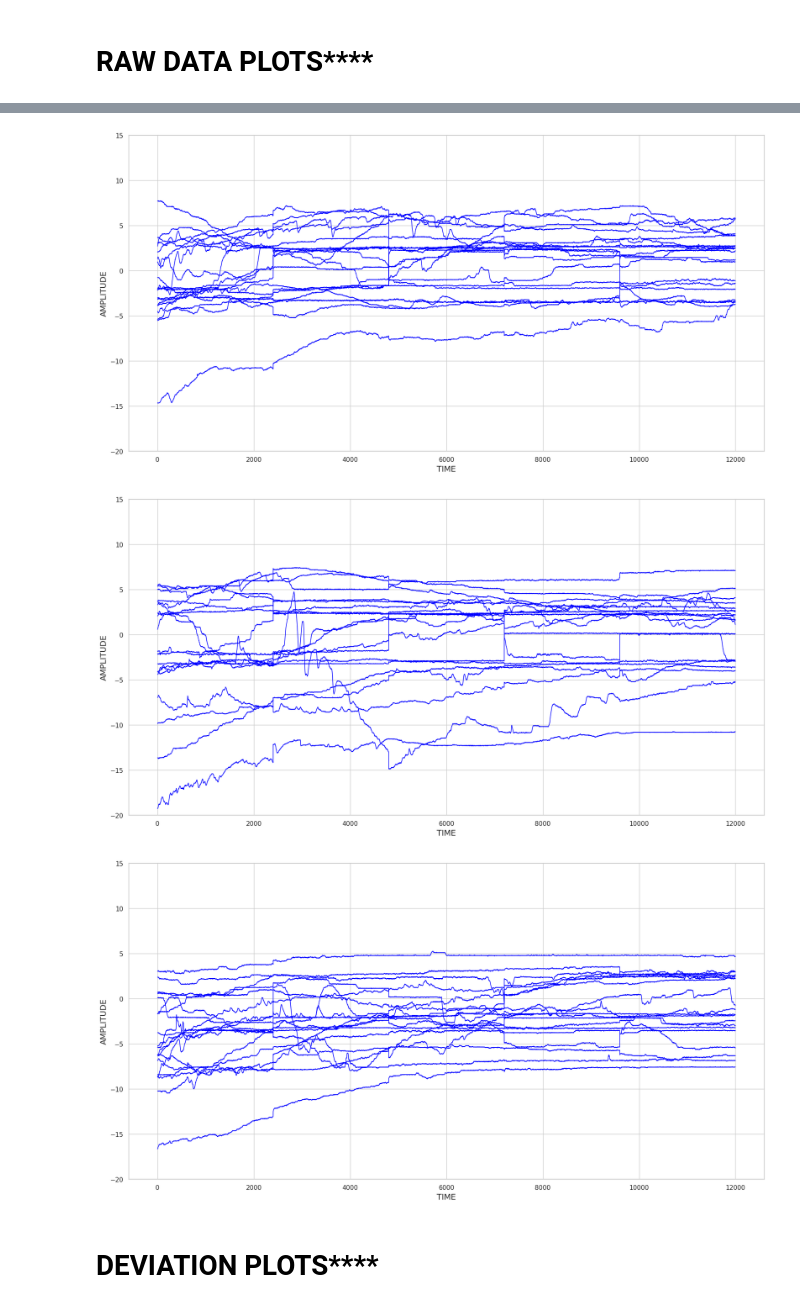
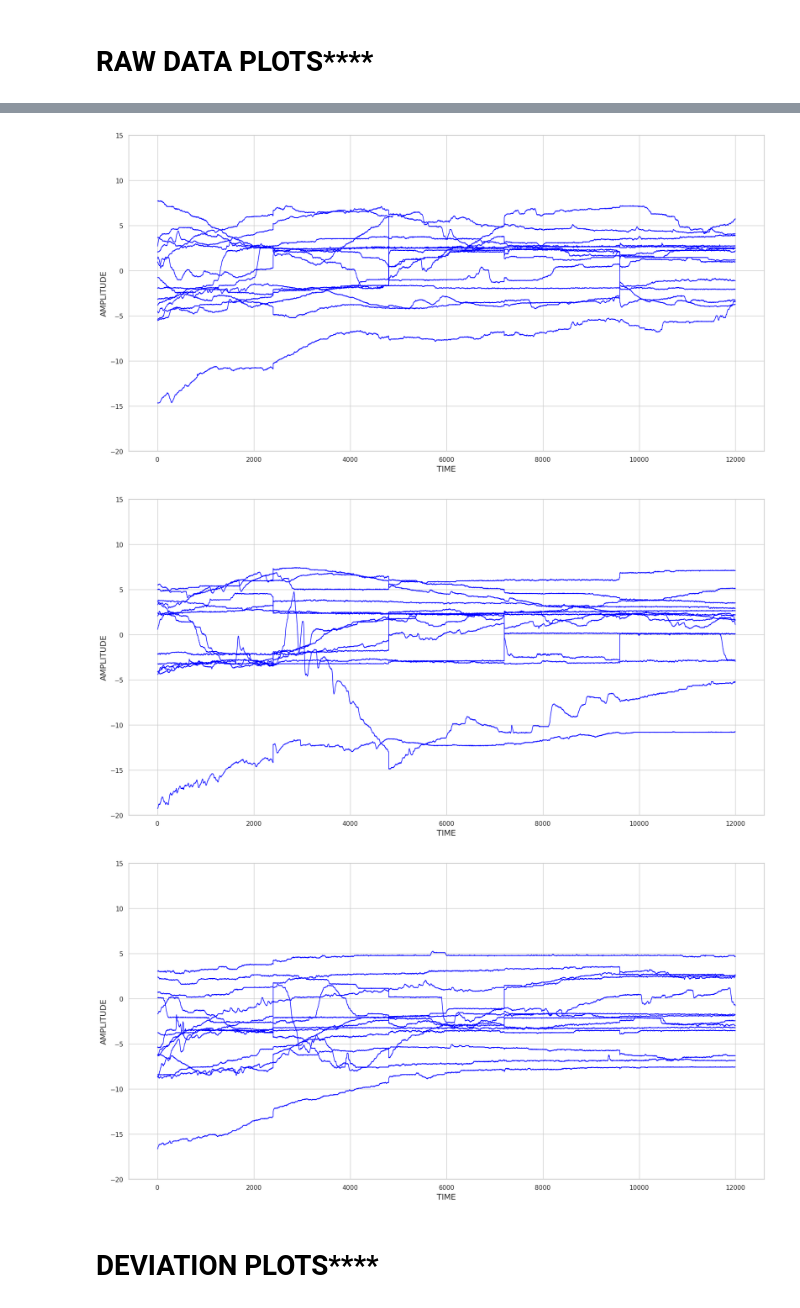
Before and after one commit to elekish/Classification, a Jupyter notebook: classification_kaggle.ipynb, the cells around one changed output, grey strips where cells are left out. Saved outputs shown, nothing was run; the diff lists cells and outputs as text; code cells hidden in the pictures.

```diff
--- a/classification_kaggle.ipynb
+++ b/classification_kaggle.ipynb
@@ -457,7 +457,7 @@ def reshape_data(data, target_shape=(2400, 5)):
     return data
 
 # folder_path = input("Enter the path of the folder containing Excel files: ")
-folder_path = '/kaggle/input/datafilesy/Data'
+folder_path = '/kaggle/input/datanew/data2'
 
 # folder_path = filedialog.askdirectory(title="Select a folder containing Excel files")
 data_dictP = {
@@ -828,12 +828,12 @@ flattened_LH_all_post_NP= flatten_3d_to_2d_col(LH_all_post_NP)
 flattened_RH_all_post_P= flatten_3d_to_2d_col(RH_all_post_P)
 flattened_RH_all_post_NP= flatten_3d_to_2d_col(RH_all_post_NP)
 # %%
-plot_data(flattened_LH_all_pre_P,'LH_all_pre_P.jpg')
-plot_data(flattened_RH_all_pre_P,'RH_all_pre_P.jpg')
-plot_data(flattened_LH_all_post_P,'LH_all_post_P.jpg')
-plot_data(flattened_RH_all_post_P,'RH_all_post_P.jpg')
-plot_data(flattened_LH_all_pre_NP,'LH_all_pre_NP.jpg')
-plot_data(flattened_RH_all_pre_NP,'RH_all_pre_NP.jpg')
-plot_data(flattened_LH_all_post_NP,'LH_all_post_NP.jpg')
-plot_data(flattened_RH_all_post_NP,'RH_all_post_NP.jpg')
+plot_data(flattened_LH_all_pre_P,'LH_all_pre_P_new.jpg')
+plot_data(flattened_RH_all_pre_P,'RH_all_pre_P_new.jpg')
+plot_data(flattened_LH_all_post_P,'LH_all_post_P_new.jpg')
+plot_data(flattened_RH_all_post_P,'RH_all_post_P_new.jpg')
+plot_data(flattened_LH_all_pre_NP,'LH_all_pre_NP_new.jpg')
+plot_data(flattened_RH_all_pre_NP,'RH_all_pre_NP_new.jpg')
+plot_data(flattened_LH_all_post_NP,'LH_all_post_NP_new.jpg')
+plot_data(flattened_RH_all_post_NP,'RH_all_post_NP_new.jpg')
 # %% [output]
@@ -845,6 +845,6 @@ plot_data(flattened_RH_all_post_NP,'RH_all_post_NP.jpg')
-[figure, old version]
+[figure, new version]
-[figure, old version]
+[figure, new version]
-[figure, old version]
+[figure, new version]
 # %% [markdown]
 # DEVIATION PLOTS****
 # %%
```
Also changed, not shown: parts of 14 cells of this notebook.
